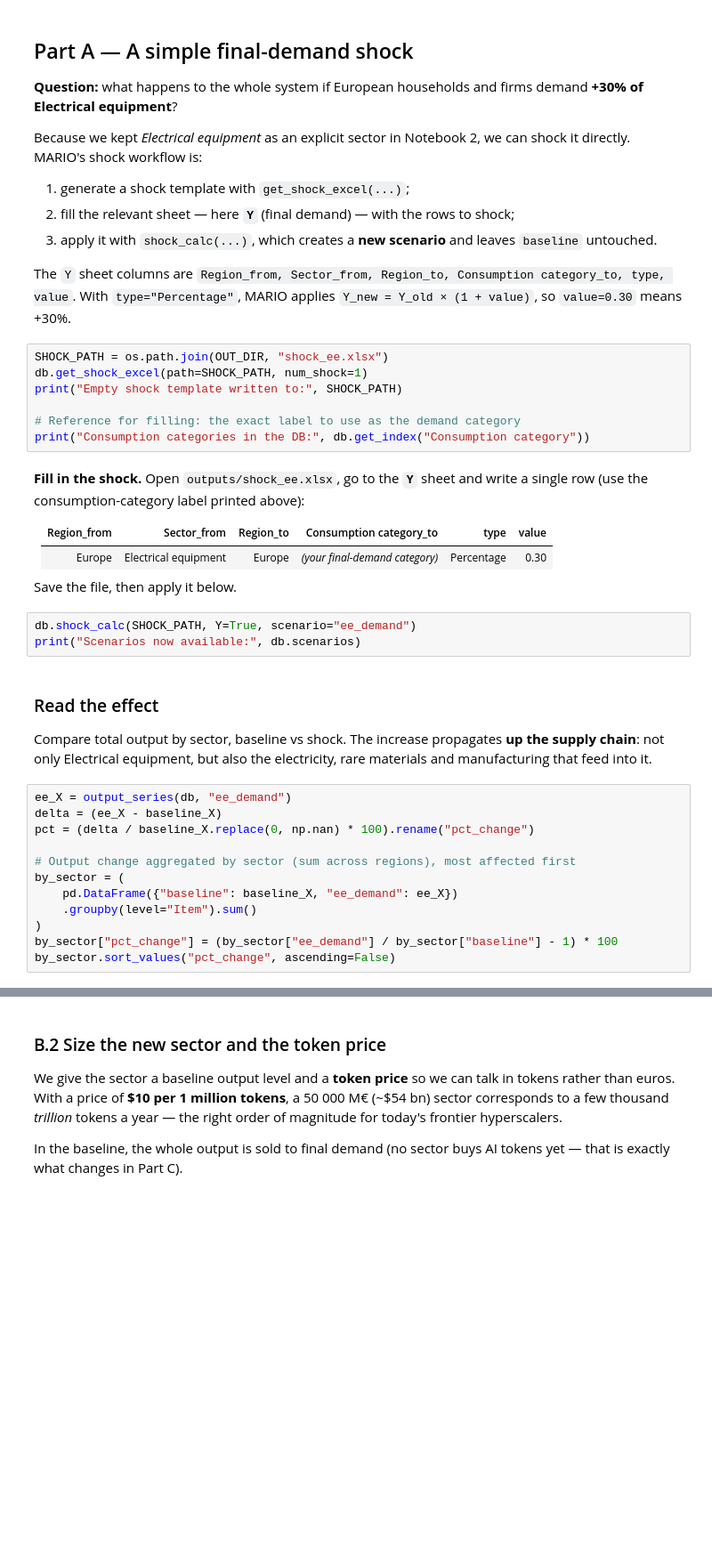
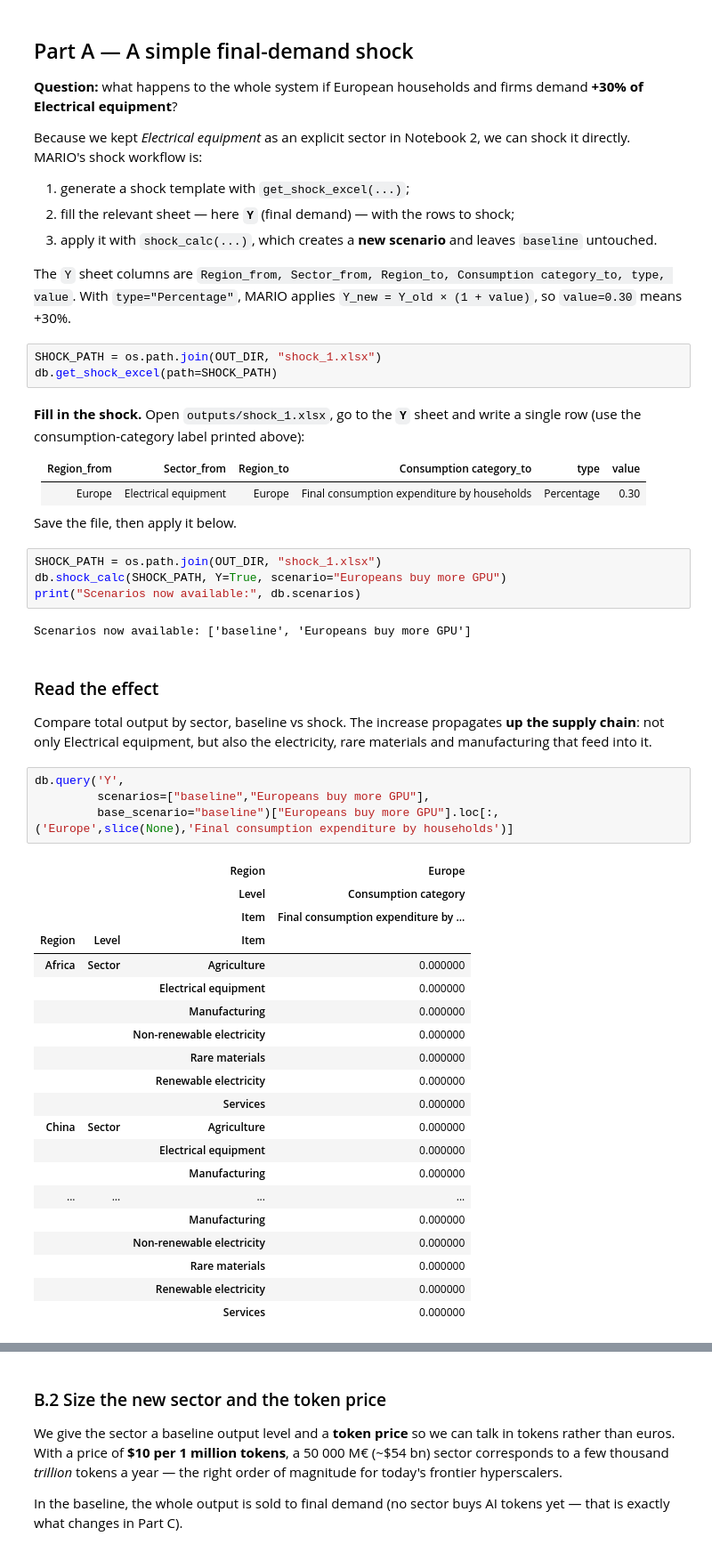
Before and after one commit to it-is-me-mario/deep-dive, a Jupyter notebook: notebooks/3. Add sectors and shocks (AI scenarios).ipynb, the cells around one changed output, grey strips where cells are left out. Shown at 89% size. Cells and saved outputs as stored; diff of their text form; blank space fills up the shorter version.

```diff
--- a/notebooks/3. Add sectors and shocks (AI scenarios).ipynb
+++ b/notebooks/3. Add sectors and shocks (AI scenarios).ipynb
@@ -77,24 +84,23 @@ The `Y` sheet columns are `Region_from, Sector_from, Region_to,
 Consumption category_to, type, value`. With `type="Percentage"`, MARIO applies
 `Y_new = Y_old × (1 + value)`, so `value=0.30` means +30%.
 # %%
-SHOCK_PATH = os.path.join(OUT_DIR, "shock_ee.xlsx")
-db.get_shock_excel(path=SHOCK_PATH, num_shock=1)
-print("Empty shock template written to:", SHOCK_PATH)
-
-# Reference for filling: the exact label to use as the demand category
-print("Consumption categories in the DB:", db.get_index("Consumption category"))
+SHOCK_PATH = os.path.join(OUT_DIR, "shock_1.xlsx")
+db.get_shock_excel(path=SHOCK_PATH)
 # %% [markdown]
-**Fill in the shock.** Open `outputs/shock_ee.xlsx`, go to the **`Y`** sheet
+**Fill in the shock.** Open `outputs/shock_1.xlsx`, go to the **`Y`** sheet
 and write a single row (use the consumption-category label printed above):
 
 | Region_from | Sector_from | Region_to | Consumption category_to | type | value |
 |---|---|---|---|---|---|
-| Europe | Electrical equipment | Europe | *(your final-demand category)* | Percentage | 0.30 |
+| Europe | Electrical equipment | Europe | Final consumption expenditure by households | Percentage | 0.30 |
 
 Save the file, then apply it below.
 # %%
-db.shock_calc(SHOCK_PATH, Y=True, scenario="ee_demand")
+SHOCK_PATH = os.path.join(OUT_DIR, "shock_1.xlsx")
+db.shock_calc(SHOCK_PATH, Y=True, scenario="Europeans buy more GPU")
 print("Scenarios now available:", db.scenarios)
+# %% [output]
+Scenarios now available: ['baseline', 'Europeans buy more GPU']
 # %% [markdown]
 ### Read the effect
 
@@ -102,14 +108,27 @@ Compare total output by sector, baseline vs shock. The increase propagates **up
 the supply chain**: not only Electrical equipment, but also the electricity, rare
 materials and manufacturing that feed into it.
 # %%
-ee_X = output_series(db, "ee_demand")
-delta = (ee_X - baseline_X)
-pct = (delta / baseline_X.replace(0, np.nan) * 100).rename("pct_change")
-
-# Output change aggregated by sector (sum across regions), most affected first
-by_sector = (
-    pd.DataFrame({"baseline": baseline_X, "ee_demand": ee_X})
-    .groupby(level="Item").sum()
-)
-by_sector["pct_change"] = (by_sector["ee_demand"] / by_sector["baseline"] - 1) * 100
-by_sector.sort_values("pct_change", ascending=False)
+db.query('Y',
+         scenarios=["baseline","Europeans buy more GPU"],
+         base_scenario="baseline")["Europeans buy more GPU"].loc[:,('Europe',slice(None),'Final consumption expenditure by households')]
+# %% [output]
+|  |  | Region | Europe |
+|  |  | Level | Consumption category |
+|  |  | Item | Final consumption expenditure by ... |
+| Region | Level | Item |  |
+| Africa | Sector | Agriculture | 0.000000 |
+|  |  | Electrical equipment | 0.000000 |
+|  |  | Manufacturing | 0.000000 |
+|  |  | Non-renewable electricity | 0.000000 |
+|  |  | Rare materials | 0.000000 |
+|  |  | Renewable electricity | 0.000000 |
+|  |  | Services | 0.000000 |
+| China | Sector | Agriculture | 0.000000 |
+|  |  | Electrical equipment | 0.000000 |
+|  |  | Manufacturing | 0.000000 |
+| ... | ... | ... | ... |
+|  |  | Manufacturing | 0.000000 |
+|  |  | Non-renewable electricity | 0.000000 |
+|  |  | Rare materials | 0.000000 |
+|  |  | Renewable electricity | 0.000000 |
+|  |  | Services | 0.000000 |
```
Also changed, not shown: parts of 31 cells of this notebook, 2 other files.
